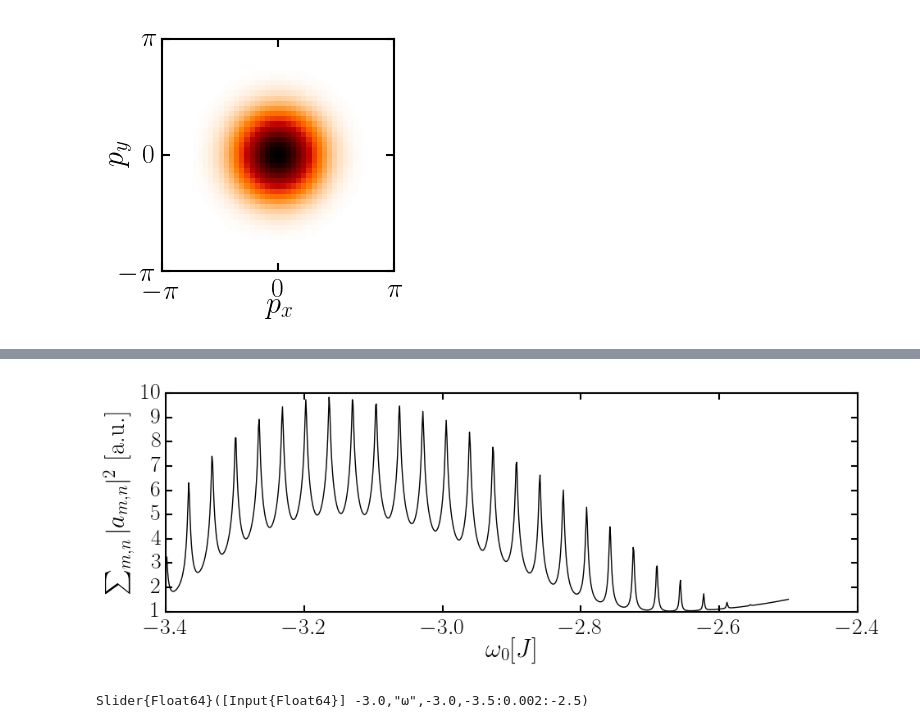
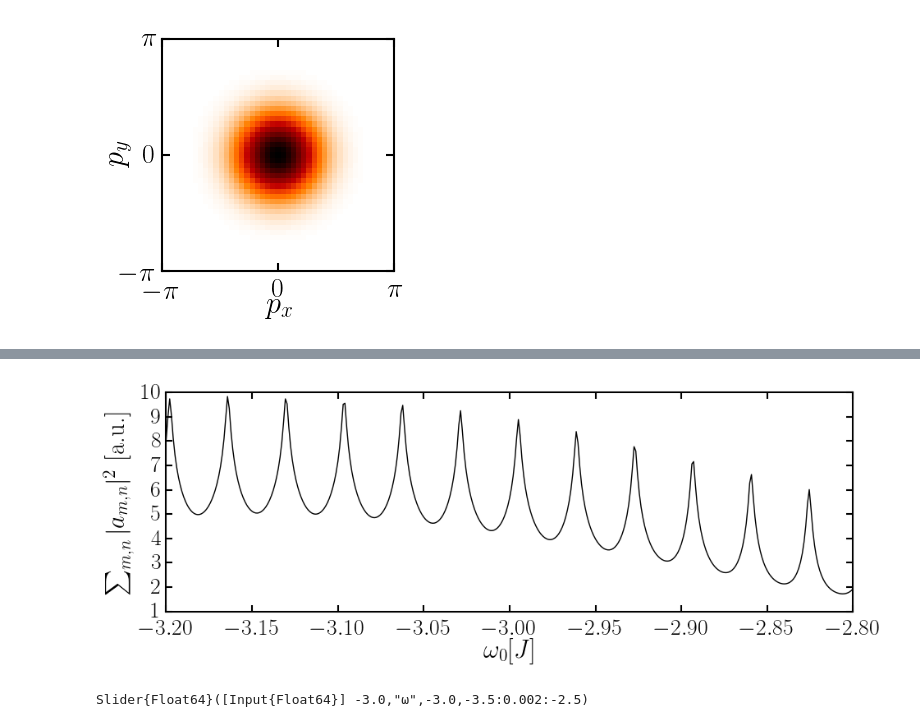
Before and after one commit to berceanu/topo-photon, a Jupyter notebook: anc/exploratory.ipynb, the cells around one changed output, grey strips where cells are left out. Cells and saved outputs as stored; diff of their text form; code cells hidden in the pictures.

```diff
--- a/anc/exploratory.ipynb
+++ b/anc/exploratory.ipynb
@@ -157,14 +309,22 @@ sp.νs[100]
+# %%
+ω₁=-3.2;
+ω₂=-2.8;
+# %%
+i₁ = indmin(abs(sp.νs .- ω₁));
+i₂ = indmin(abs(sp.νs .- ω₂));
 # %%
 #plot spectrum
 f, ax = plt.subplots(figsize=(10, 4))
-ax[:plot](sp.νs[100:end],log(sp.intensity[100:end]),"k")
-#ax[:set_xlim](-3.4,sp.νs[end])
+ax[:plot](sp.νs[i₁:i₂],log(sp.intensity[i₁:i₂]),"k")
+
+ax[:set_xlim](ω₁,ω₂)
+
 ax[:set_xlabel](L"$\omega_0 [J]$")
 ax[:set_ylabel](L"$\sum_{m,n} |a_{m,n}|^2$ [a.u.]")
-f[:savefig]("spect_1.pdf")
+
 plt.close(f)
 # %% [output]
-[figure, old version]
+[figure, new version]
 # %%
 sω = slider(ν[1]:0.002:ν[end], label="ω")
 # %% [output]
```
Also changed, not shown: parts of 48 cells of this notebook, 3 other files.
